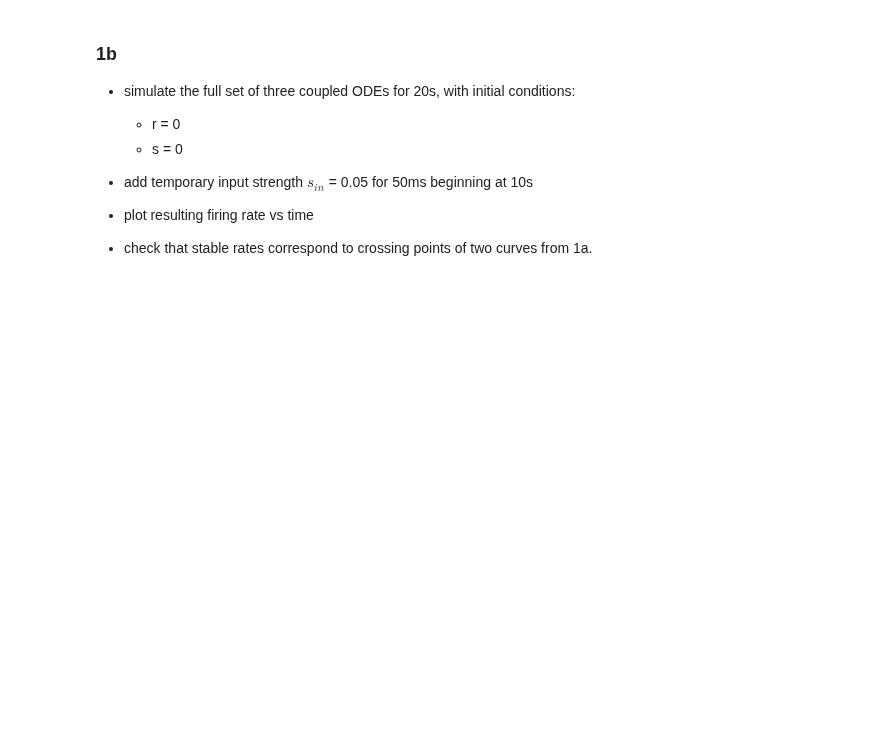
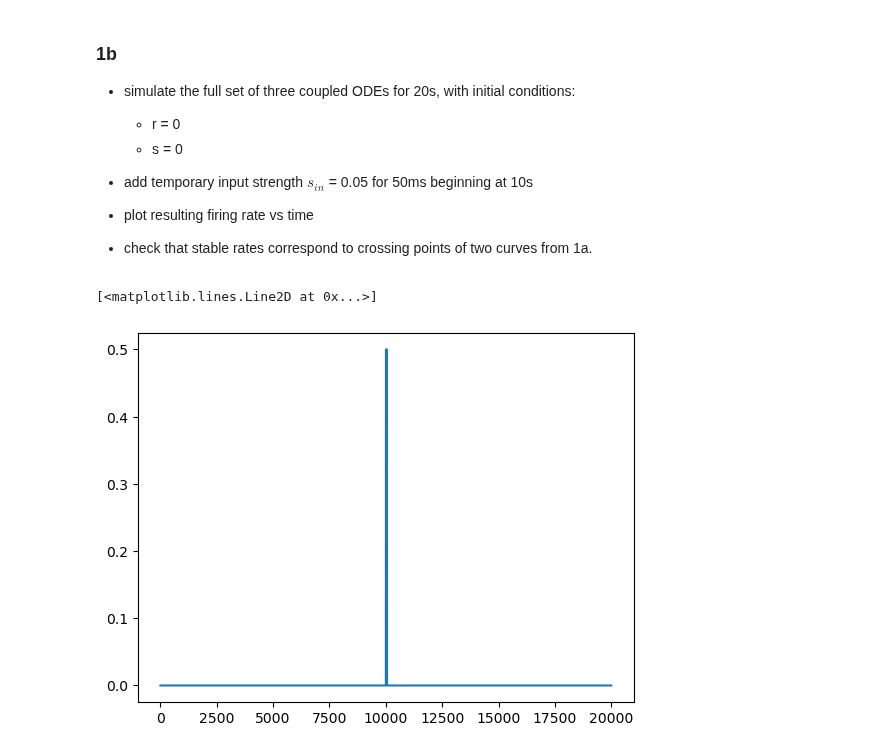
Before and after one commit to polsen99/intro_comp_neuro, a Jupyter notebook: tutorial 6.1 - bistability and oscillations in a firing-rate model with feedback.ipynb, the cells around one changed output. Cells and saved outputs as stored; diff of their text form; code cells hidden in the pictures; blank space fills up the shorter version.

```diff
--- a/tutorial 6.1 - bistability and oscillations in a firing-rate model with feedback.ipynb
+++ b/tutorial 6.1 - bistability and oscillations in a firing-rate model with feedback.ipynb
@@ -134,3 +134,10 @@ plt.grid(True)
 - add temporary input strength $s_{in}$ = 0.05 for 50ms beginning at 10s
 - plot resulting firing rate vs time
 - check that stable rates correspond to crossing points of two curves from 1a.
+# %%
+s_in = np.zeros_like(t)
+s_in[int(len(t)/2):int((len(t)/2))+50] = 0.5
+plt.plot(s_in)
+# %% [output]
+[<matplotlib.lines.Line2D at 0x...>]
+[figure, added]
```
Also changed, not shown: parts of 18 cells of this notebook.
